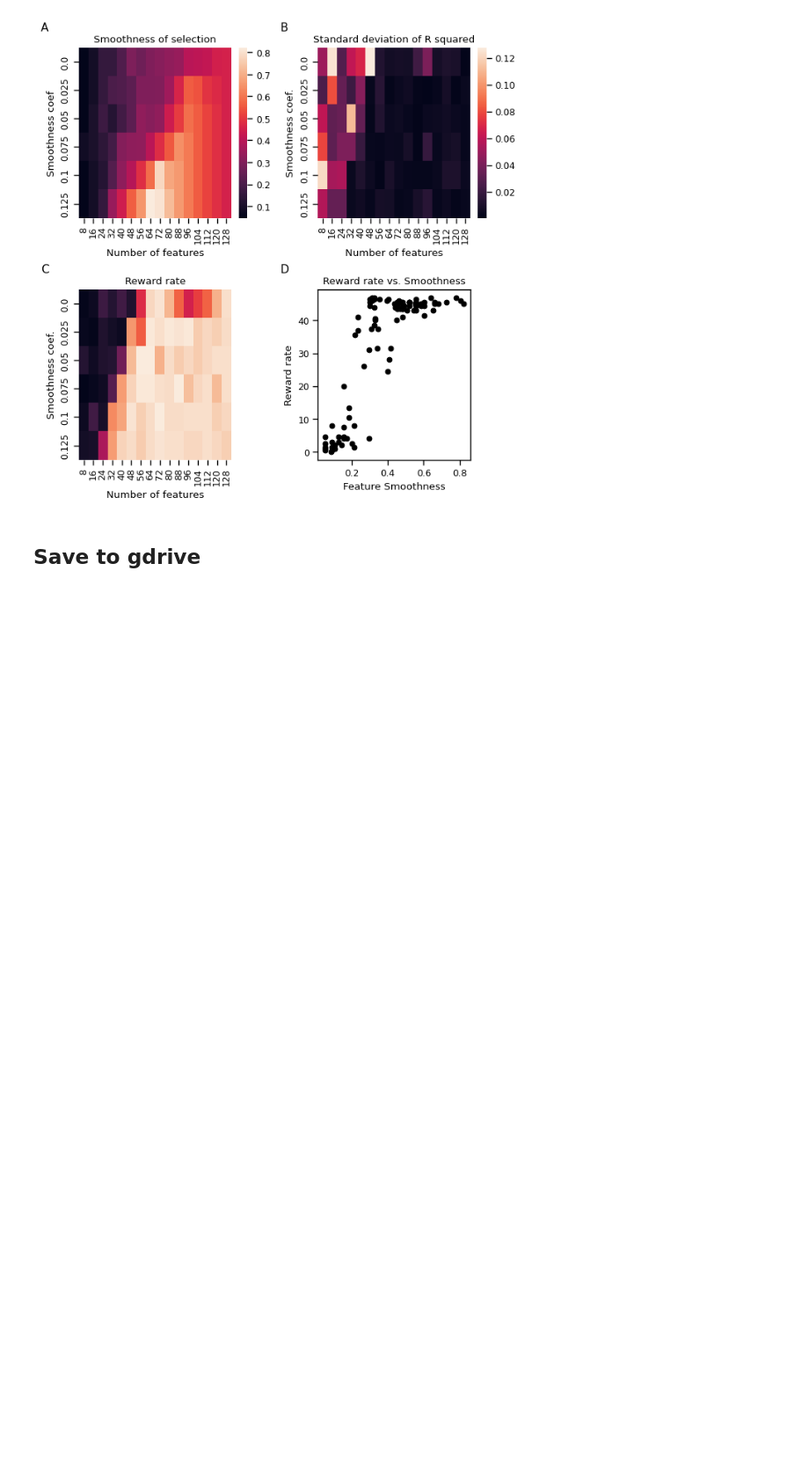
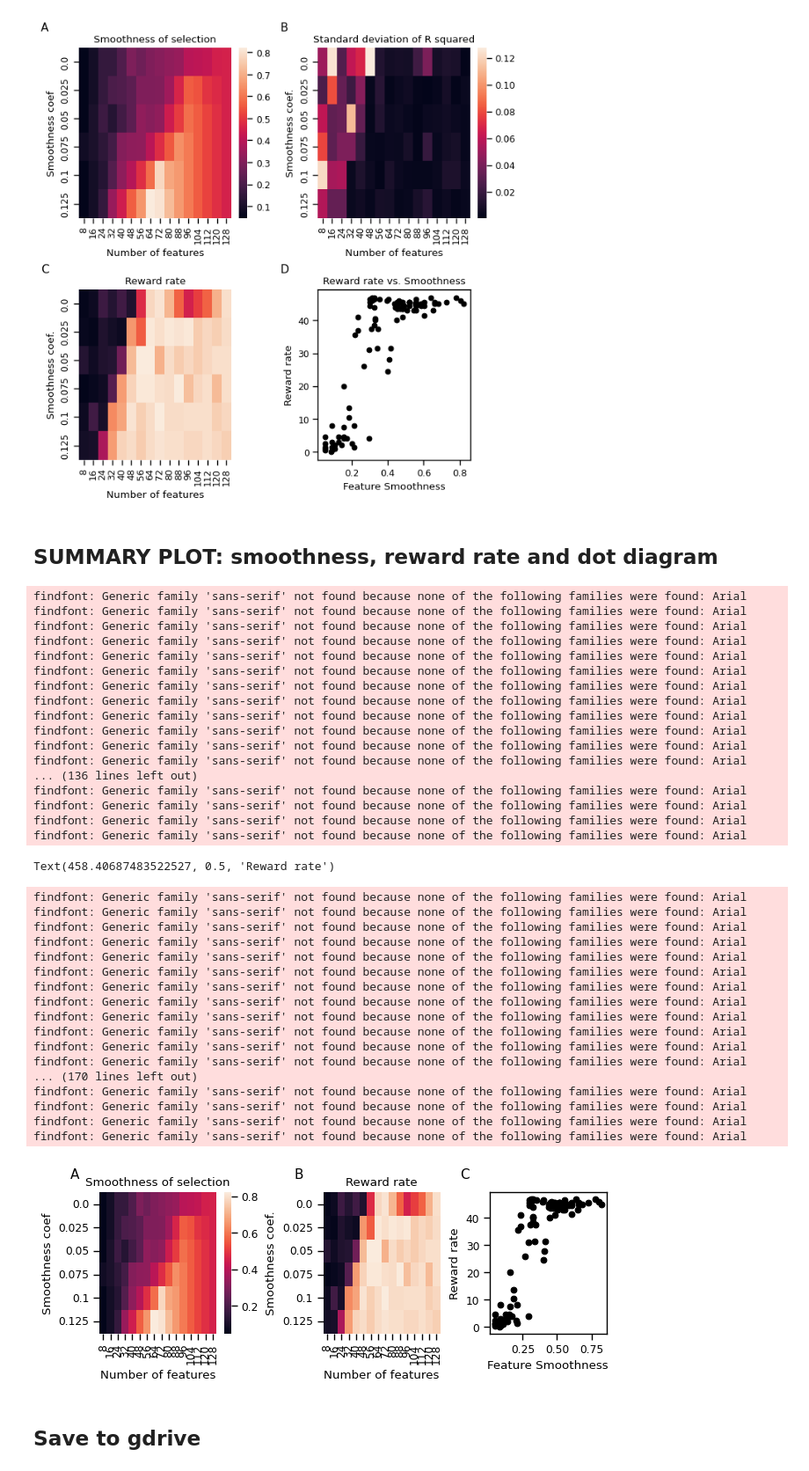
Before and after one commit to sijia66/adaptive_feature_selection, a Jupyter notebook: figure4_convex_algorithm_stationary_encoder/231019_afs_grid_random_start_smoothness_sparsity.ipynb, the cells around one changed output. Shown at 88% size. Drawn from its saved outputs; the diff is of its cells as text; code cells hidden in the pictures; blank space fills up the shorter version.

Commit message:
modified the figures

```diff
--- a/figure4_convex_algorithm_stationary_encoder/231019_afs_grid_random_start_smoothness_sparsity.ipynb
+++ b/figure4_convex_algorithm_stationary_encoder/231019_afs_grid_random_start_smoothness_sparsity.ipynb
@@ -1126,6 +1134,76 @@ findfont: Generic family 'sans-serif' not found because none of the following fa
 findfont: Generic family 'sans-serif' not found because none of the following families were found: Arial
 findfont: Generic family 'sans-serif' not found because none of the following families were found: Arial
 [figure]
+# %% [markdown]
+## SUMMARY PLOT: smoothness, reward rate and dot diagram
+# %%
+figure4, summary_axes = subplots_with_labels(1,3,
+                        figsize = (6.5, 2.5))
+
+# top left, we plot smoothness
+ax = summary_axes[0,0]
+sns.heatmap(smoothness_last_reshape,
+            ax = ax,
+            xticklabels=num_of_features_array,
+            yticklabels= smoothness_array)
+ax.set_ylabel('Smoothness coef')
+ax.set_xlabel('Number of features')
+ax.set_title('Smoothness of selection')
+
+
+# bottom left, we plot the reward rate
+ax = summary_axes[0,1]
+sns.heatmap(reward_rate_final,
+            ax = ax,
+            xticklabels=num_of_features_array,
+            yticklabels= smoothness_array,
+            cbar = False)
+ax.set_xlabel('Number of features')
+ax.set_ylabel('Smoothness coef.')
+ax.set_title('Reward rate')
+
+# bottom right, we plot the relation between smoothness and reward rate
+ax = summary_axes[0,2]
+ax.scatter(smoothness_last_flatten, reward_rate_final_flatten, color = 'k')
+ax.set_xlabel('Feature Smoothness')
+ax.set_ylabel('Reward rate')
+# %% [output]
+findfont: Generic family 'sans-serif' not found because none of the following families were found: Arial
+findfont: Generic family 'sans-serif' not found because none of the following families were found: Arial
+findfont: Generic family 'sans-serif' not found because none of the following families were found: Arial
+findfont: Generic family 'sans-serif' not found because none of the following families were found: Arial
+findfont: Generic family 'sans-serif' not found because none of the following families were found: Arial
+findfont: Generic family 'sans-serif' not found because none of the following families were found: Arial
+findfont: Generic family 'sans-serif' not found because none of the following families were found: Arial
+findfont: Generic family 'sans-serif' not found because none of the following families were found: Arial
+findfont: Generic family 'sans-serif' not found because none of the following families were found: Arial
+findfont: Generic family 'sans-serif' not found because none of the following families were found: Arial
+findfont: Generic family 'sans-serif' not found because none of the following families were found: Arial
+findfont: Generic family 'sans-serif' not found because none of the following families were found: Arial
+... (136 lines left out)
+findfont: Generic family 'sans-serif' not found because none of the following families were found: Arial
+findfont: Generic family 'sans-serif' not found because none of the following families were found: Arial
+findfont: Generic family 'sans-serif' not found because none of the following families were found: Arial
+findfont: Generic family 'sans-serif' not found because none of the following families were found: Arial
+Text(458.40687483522527, 0.5, 'Reward rate')
+findfont: Generic family 'sans-serif' not found because none of the following families were found: Arial
+findfont: Generic family 'sans-serif' not found because none of the following families were found: Arial
+findfont: Generic family 'sans-serif' not found because none of the following families were found: Arial
+findfont: Generic family 'sans-serif' not found because none of the following families were found: Arial
+findfont: Generic family 'sans-serif' not found because none of the following families were found: Arial
+findfont: Generic family 'sans-serif' not found because none of the following families were found: Arial
+findfont: Generic family 'sans-serif' not found because none of the following families were found: Arial
+findfont: Generic family 'sans-serif' not found because none of the following families were found: Arial
+findfont: Generic family 'sans-serif' not found because none of the following families were found: Arial
+findfont: Generic family 'sans-serif' not found because none of the following families were found: Arial
+findfont: Generic family 'sans-serif' not found because none of the following families were found: Arial
+findfont: Generic family 'sans-serif' not found because none of the following families were found: Arial
+... (170 lines left out)
+findfont: Generic family 'sans-serif' not found because none of the following families were found: Arial
+findfont: Generic family 'sans-serif' not found because none of the following families were found: Arial
+findfont: Generic family 'sans-serif' not found because none of the following families were found: Arial
+findfont: Generic family 'sans-serif' not found because none of the following families were found: Arial
+[figure, added]
 # %% [markdown]
 ## Save to gdrive
 # %%
```
Also changed, not shown: parts of 9 cells of this notebook, 2 other files.
